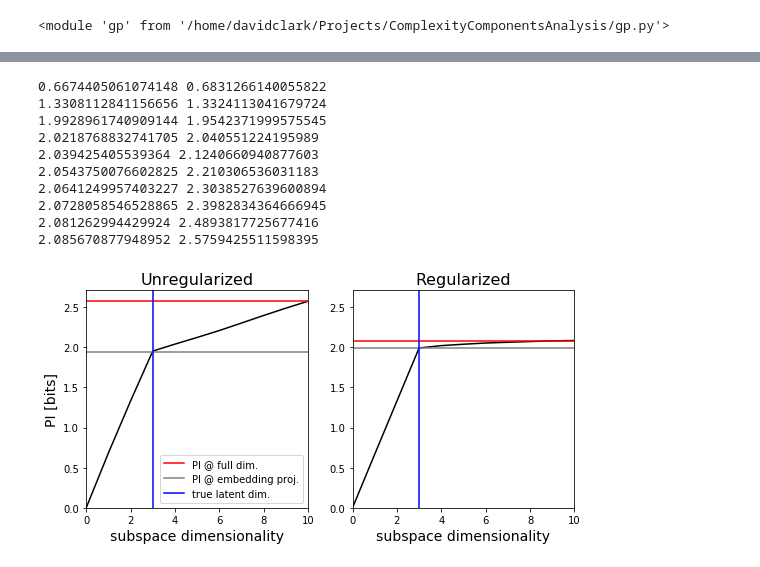
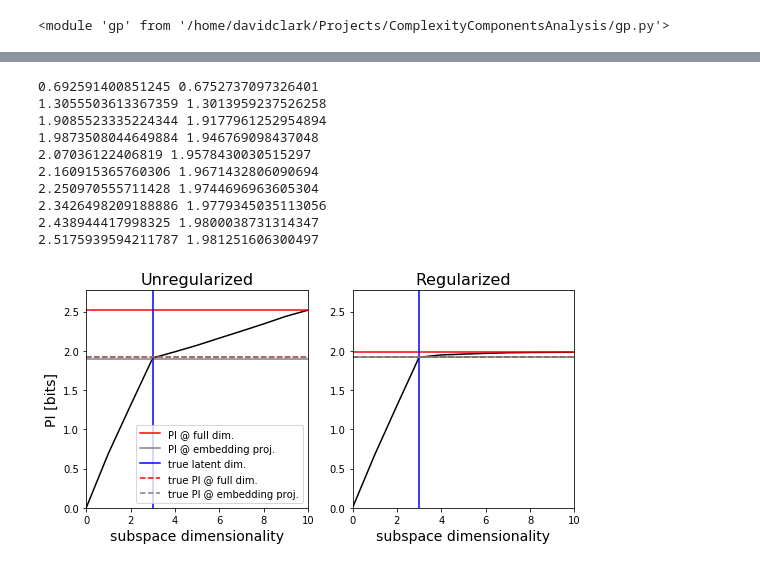
Before and after one commit to BouchardLab/DynamicalComponentsAnalysis, a Jupyter notebook: ComplexityComponentsAnalysis.ipynb, the cells around one changed output, grey strips where cells are left out. Saved outputs shown, nothing was run; the diff lists cells and outputs as text; code cells hidden in the pictures.

```diff
--- a/ComplexityComponentsAnalysis.ipynb
+++ b/ComplexityComponentsAnalysis.ipynb
@@ -15,8 +15,9 @@ reload(gp)
 # %%
 #Make Kernel
 K = gp.gen_kernel("squared_exp", spatial_scale=0.5, temporal_scale=5.0)
+T_pi = 5
 
-#Generate 5,000 time-steps in total
+#Generate data
 T = 500
 num_to_concat = 10
 
@@ -27,12 +28,14 @@ N = 10
 d = 3
 
 #Noise covariance
-noise_spectrum = np.ones(N) #3*np.exp(-np.arange(N)/(N/2))
+noise_dim = 1e10
+noise_variance = 1
+noise_spectrum = noise_variance*np.exp(-np.arange(N)/(noise_dim/2))
 noise_V = scipy.stats.ortho_group.rvs(N)
 noise_cov = np.dot(noise_V, np.dot(np.diag(noise_spectrum), noise_V.T))
 
 #Generate data
-X, E = gp.embed_gp(T, N, d, K, noise_cov, num_to_concat=num_to_concat, return_embedding=True)
+X, E, full_pi, embedding_pi = gp.embed_gp(T, N, d, K, noise_cov, T_pi, num_to_concat=num_to_concat)
 plt.imshow(X[:5*X.shape[1], :].T)
 plt.show()
 # %% [output]
@@ -40,9 +43,8 @@ plt.show()
 # %%
 reload(cca)
-T_pi = 5
 
-cross_cov_mats_reg = cca.calc_cross_cov_mats(X, 2*T_pi, regularization="Abadir", reg_ops={"M":10, "S":400, "skip":T_pi})
-cross_cov_mats_no_reg = cca.calc_cross_cov_mats(X, 2*T_pi, regularization=None)
+cross_cov_mats_reg = cca.calc_cross_cov_mats_from_data(X, 2*T_pi, regularization="Abadir", reg_ops={"M":10, "S":25, "skip":T_pi})
+cross_cov_mats_no_reg = cca.calc_cross_cov_mats_from_data(X, 2*T_pi, regularization=None)
 
 pi_proj_reg_vals = np.zeros(N+1)
 pi_proj_no_reg_vals = np.zeros(N+1)
@@ -58,18 +60,18 @@ for opt_dim in range(1, N+1):
     pi_proj_reg_vals[opt_dim] = pi_proj_reg
     pi_proj_no_reg_vals[opt_dim] = pi_proj_no_reg
 
-    print(pi_proj_reg, pi_proj_no_reg)
+    print(pi_proj_no_reg, pi_proj_reg)
 # %% [output]
-0.6674405061074148 0.6831266140055822
-1.3308112841156656 1.3324113041679724
-1.9928961740909144 1.9542371999575545
-2.0218768832741705 2.040551224195989
-2.039425405539364 2.1240660940877603
-2.0543750076602825 2.210306536031183
-2.0641249957403227 2.3038527639600894
-2.0728058546528865 2.3982834364666945
-2.081262994429924 2.4893817725677416
-2.085670877948952 2.5759425511598395
+0.692591400851245 0.6752737097326401
+1.3055503613367359 1.3013959237526258
+1.9085523335224344 1.9177961252954894
+1.9873508044649884 1.946769098437048
+2.07036122406819 1.9578430030515297
+2.160915365760306 1.9671432806090694
+2.250970555711428 1.9744696963605304
+2.3426498209188886 1.9779345035113056
+2.438944417998325 1.9800038731314347
+2.5175939594211787 1.981251606300497
 # %%
 full_pi_reg = np.max(pi_proj_reg_vals)
 embedding_pi_reg = cca.calc_pi_from_cross_cov_mats(cross_cov_mats_reg, proj=E)
@@ -80,34 +82,41 @@ embedding_pi_no_reg = cca.calc_pi_from_cross_cov_mats(cross_cov_mats_no_reg, pro
 fig, axes = plt.subplots(1, 2, figsize=(8.75, 4))
 ax1, ax2 = axes
 
 ax1.plot(np.arange(N+1), pi_proj_no_reg_vals, c="black")
 ax1.axhline(full_pi_no_reg, label="PI @ full dim.", c="red")
 ax1.axhline(embedding_pi_no_reg, label="PI @ embedding proj.", c="gray")
 ax1.axvline(d, label="true latent dim.", c="blue")
 
 ax1.set_title("Unregularized", fontsize=16)
 ax1.set_xlabel("subspace dimensionality", fontsize=14)
 ax1.set_ylabel("PI [bits]", fontsize=14)
 
 ax2.plot(np.arange(N+1), pi_proj_reg_vals, c="black")
 ax2.axhline(full_pi_reg, label="PI @ full dim.", c="red")
 ax2.axhline(embedding_pi_reg, label="PI @ embedding proj.", c="gray")
 ax2.axvline(d, label="true latent dim.", c="blue")
 
+ax1.axhline(full_pi, label="true PI @ full dim.", c="red", linestyle="--")
+ax1.axhline(embedding_pi, label="true PI @ embedding proj.", c="gray", linestyle="--")
+ax2.axhline(full_pi, label="true PI @ full dim.", c="red", linestyle="--")
+ax2.axhline(embedding_pi, label="true PI @ embedding proj.", c="gray", linestyle="--")
+
 ax2.set_title("Regularized", fontsize=16)
 ax2.set_xlabel("subspace dimensionality", fontsize=14)
 #ax2.set_ylabel("PI [bits]", fontsize=14)
 
 ax1.legend()
 
+y_max = np.max(np.concatenate((pi_proj_no_reg_vals, pi_proj_reg_vals)))*1.1
+
 ax1.set_xlim([0, N])
-ax1.set_ylim([0, np.max(pi_proj_vals)*1.1])
+ax1.set_ylim([0, y_max])
 
 ax2.set_xlim([0, N])
-ax2.set_ylim([0, np.max(pi_proj_vals)*1.1])
+ax2.set_ylim([0, y_max])
 
-plt.savefig("figs/cca_regularization.pdf", bbox_inches="tight")
+#plt.savefig("figs/N_10_d_3_Nsamps_5000_1xnoise_5dim.pdf", bbox_inches="tight")
 
 plt.show()
 # %% [output]
-[figure, old version]
+[figure, new version]
```
Also changed, not shown: parts of 1 cell of this notebook, 5 other files.
